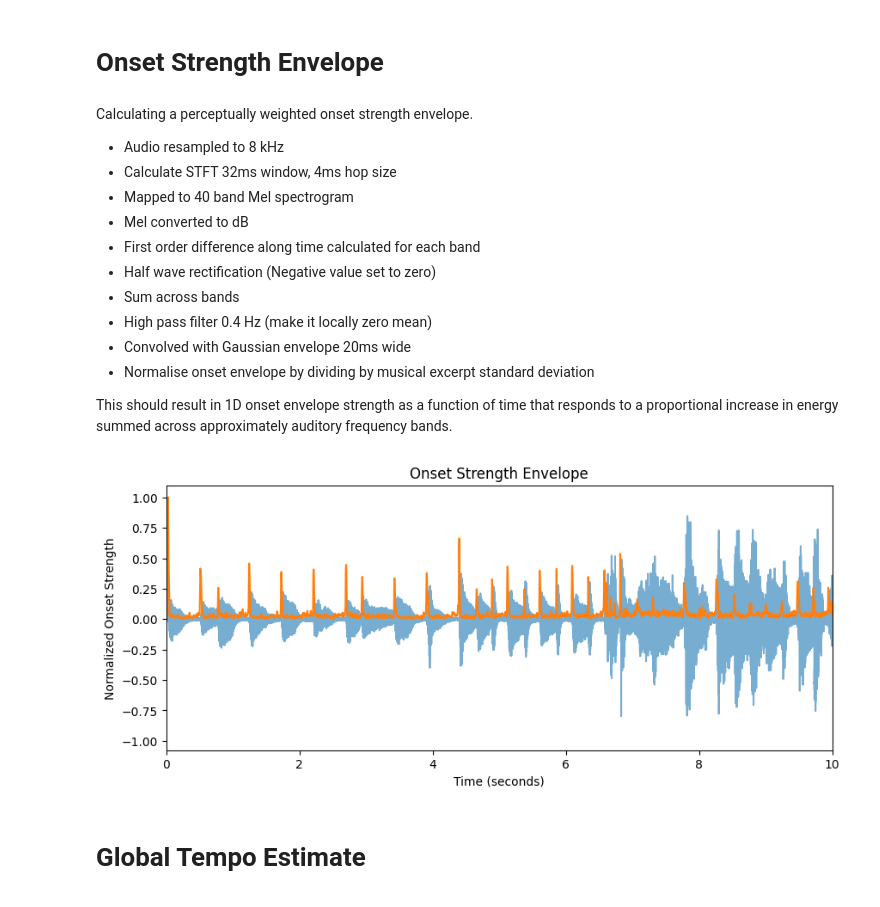
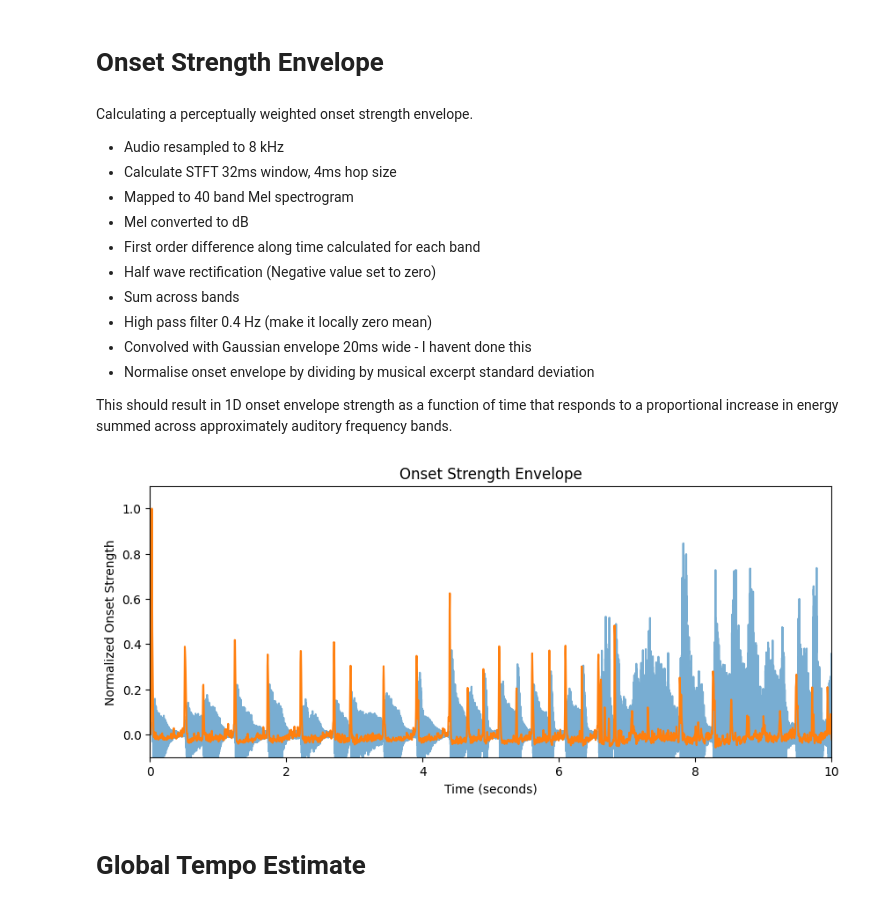
Before and after one commit to ruarim/beat_tracker, a Jupyter notebook: beat_tracker_dynamic.ipynb, the cells around one changed output. Cells and saved outputs as stored; diff of their text form; code cells hidden in the pictures.

```diff
--- a/beat_tracker_dynamic.ipynb
+++ b/beat_tracker_dynamic.ipynb
@@ -36,12 +42,12 @@ Calculating a perceptually weighted onset strength envelope.
 - Half wave rectification (Negative value set to zero)
 - Sum across bands
 - High pass filter 0.4 Hz (make it locally zero mean)
-- Convolved with Gaussian envelope 20ms wide
+- Convolved with Gaussian envelope 20ms wide - I havent done this
 - Normalise onset envelope by dividing by musical excerpt standard deviation
 
 This should result in 1D onset envelope strength as a function of time that responds to a proportional increase in energy summed across approximately auditory frequency bands.
 # %%
-from scipy.signal import butter, filtfilt, gaussian, convolve
+from scipy.signal import butter, filtfilt, lfilter
 
 # butterworth highpass filter
 def high_pass_filter(y, sr, cutoff=0.4, order=1):
@@ -51,24 +57,6 @@ def high_pass_filter(y, sr, cutoff=0.4, order=1):
     b, a = butter(order, normal_cutoff, btype='high', analog=False)
     y_filtered = filtfilt(b, a, y, axis=0)
     return y_filtered
-
-# def apply_gaussian_envelope(strength_envelope, sr, width_ms=2):
-#     # Convert width in ms to standard deviation in samples
-#     sigma = (sr * width_ms / 1000) / np.sqrt(8 * np.log(2))
-
-#     # Calculate kernel size, ensure it's odd for symmetry
-#     kernel_size = int(6 * sigma) | 1
-
-#     # Generate Gaussian kernel
-#     t = np.arange(kernel_size) - kernel_size // 2
-#     gaussian_kernel = np.exp(-0.5 * (t / sigma) ** 2)
-#     gaussian_kernel /= np.sum(gaussian_kernel)  # Normalize the kernel
-
-#     # Apply Gaussian smoothing
-#     smoothed_strength_envelope = convolve(strength_envelope, gaussian_kernel, mode='same')
-
-#     return smoothed_strength_envelope
-
 
 def mel_db(sr, stft, n_fft, hop_length, n_mels=40):
     abs_stft = abs(stft)
@@ -82,7 +70,7 @@ def mel_db(sr, stft, n_fft, hop_length, n_mels=40):
     return mel_db
 
 # Onset strength envelope
-def onset_strength_envelope(y, sr, window_sec=0.032, hop_sec=0.004):
+def onset_strength_envelope(y, sr, window_sec=0.032, hop_sec=0.004, show=True):
     # Calculate the STFT with a 32ms window and 4ms hop size
     n_fft = int(window_sec * sr)  # Window seconds to samples
     hop_length = int(hop_sec * sr)  # Hop seconds to samples
@@ -95,53 +83,46 @@ def onset_strength_envelope(y, sr, window_sec=0.032, hop_sec=0.004):
     mel_dif = np.diff(mel, axis=1)
 
     # half wave rectify
     mel_half_rec = np.maximum(0, mel_dif)
 
     # sum across bands
     onset_strength = np.sum(mel_half_rec , axis=0)
 
-    # librosa do it like this - onset_env = scipy.signal.lfilter([1.0, -1.0], [1.0, -0.99], onset_env, axis=-1)
-    # onset_strength_filtered = high_pass_filter(onset_strength, sr)
+    # librosa remove DC like this - How do they do this in lab solution?
+    onset_strength = lfilter([1.0, -1.0], [1.0, -0.99], onset_strength, axis=-1)
 
     #  normalise to standard deviation (add small number to avoid div by 0)
     # find significant difference from mean
-    onset_strength_std_norm  = onset_strength / np.std(onset_strength) + 1e-10
+    onset_strength_norm  = onset_strength / np.std(onset_strength) + 1e-10
 
-    onset_strength_min_max_norm = onset_strength / np.max(onset_strength)
+    if(show): plot_onset_envelope_strength(y, onset_strength_norm, hop_sec)
 
-    return onset_strength_std_norm, onset_strength_min_max_norm
+    return onset_strength_norm
 
 def plot_onset_envelope_strength(y, onset_strength, hop_sec):
     hop_length = int(hop_sec * sr)
+
+    # normalise range 0 - 1
+    onset_strength = onset_strength / np.max(onset_strength)
+
     # Time vector for plotting
     times = librosa.frames_to_time(np.arange(len(onset_strength)), sr=sr, hop_length=hop_length)
 
     # Plotting
     plt.figure(figsize=(10, 4))
     plt.plot(np.linspace(0, (len(y) / sr), num=len(y)), y, alpha=0.6)  # Plot waveform
     plt.plot(times, onset_strength)
     plt.title('Onset Strength Envelope')
     plt.xlabel('Time (seconds)')
     plt.ylabel('Normalized Onset Strength')
     plt.xlim([0, 10])
+    plt.ylim([-0.1, 1.1])
     plt.show()
 
-    # # Plot the Mel spectrogram
-    # plt.figure(figsize=(10, 4))
-    # librosa.display.specshow(mel, x_axis='time', y_axis='mel', sr=sr, hop_length=hop_length)
-    # plt.colorbar(format='%+2.0f dB')
-    # plt.title('Mel Spectrogram')
-    # plt.tight_layout()
-    # plt.show()
-
-hop_sec = 0.004
-
-# seperate functions for normalising
-odf_std_norm, odf_min_max_norm = onset_strength_envelope(y, sr)
-
-plot_onset_envelope_strength(y, odf_min_max_norm, hop_sec)
+hop_sec=0.004
+odf = onset_strength_envelope(y, sr, hop_sec=hop_sec)
 # %% [output]
-[figure, old version]
+[figure, new version]
 # %% [markdown]
 # Global Tempo Estimate
 # %% [markdown]
```
Also changed, not shown: parts of 6 cells of this notebook.
